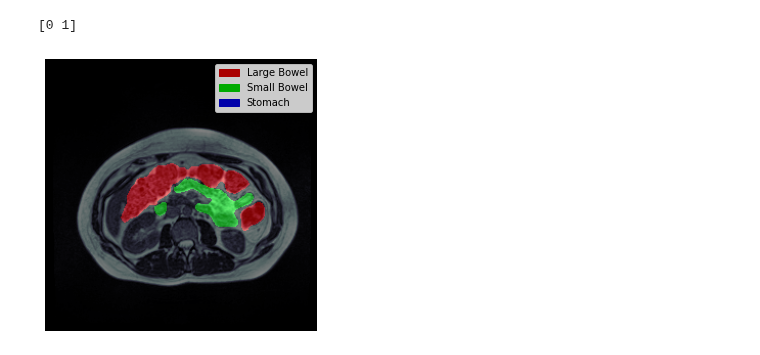
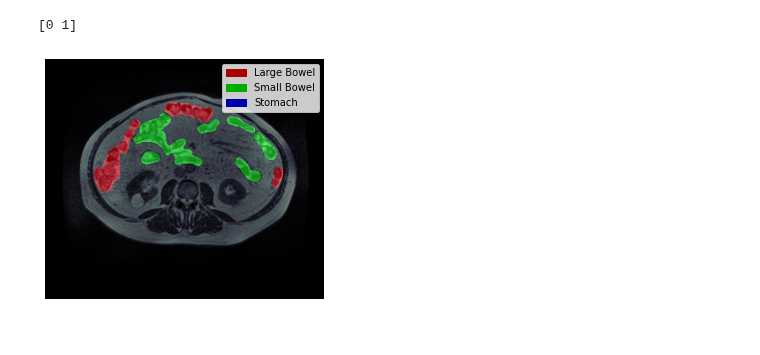
Before and after one commit to zezeze97/kaggle_segmentation, a Jupyter notebook: kaggle_segmentation/check_mask.ipynb, the cells around one changed output. Cells and saved outputs as stored; diff of their text form; code cells hidden in the pictures.

```diff
--- a/kaggle_segmentation/check_mask.ipynb
+++ b/kaggle_segmentation/check_mask.ipynb
@@ -26,15 +26,15 @@ def show_img(img, mask=None):
         plt.legend(handles,labels)
     plt.axis('off')
 # %%
-i=12
+i=112
 img_name_list = os.listdir('/home/zhangzr/mmsegmentation_kaggle/data/kaggle_segmentation_data/image')
 img = load_img(os.path.join('/home/zhangzr/mmsegmentation_kaggle/data/kaggle_segmentation_data/image',img_name_list[i]))
 mask_path = os.path.join('/home/zhangzr/mmsegmentation_kaggle/data/kaggle_segmentation_data/label_3channel_convert', img_name_list[i])
 mask = cv2.imread(mask_path, cv2.IMREAD_UNCHANGED)
 print(np.unique(mask))
 plt.figure(figsize=(5,5))
 mask[mask==1]=255
 show_img(img, mask=mask)
 # %% [output]
 [0 1]
-[figure, old version]
+[figure, new version]
```
Also changed, not shown: parts of 1 cell of this notebook, 1 other file.
